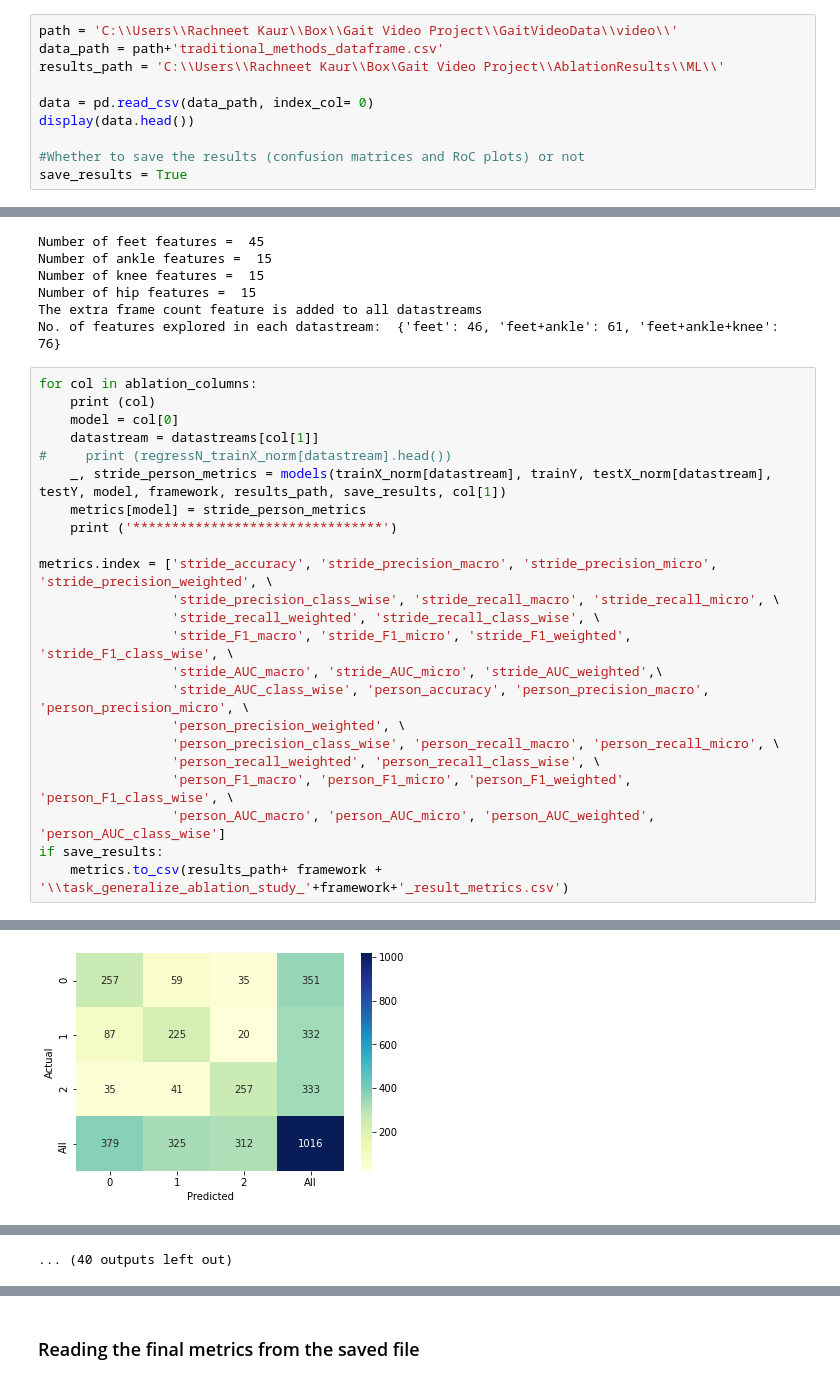
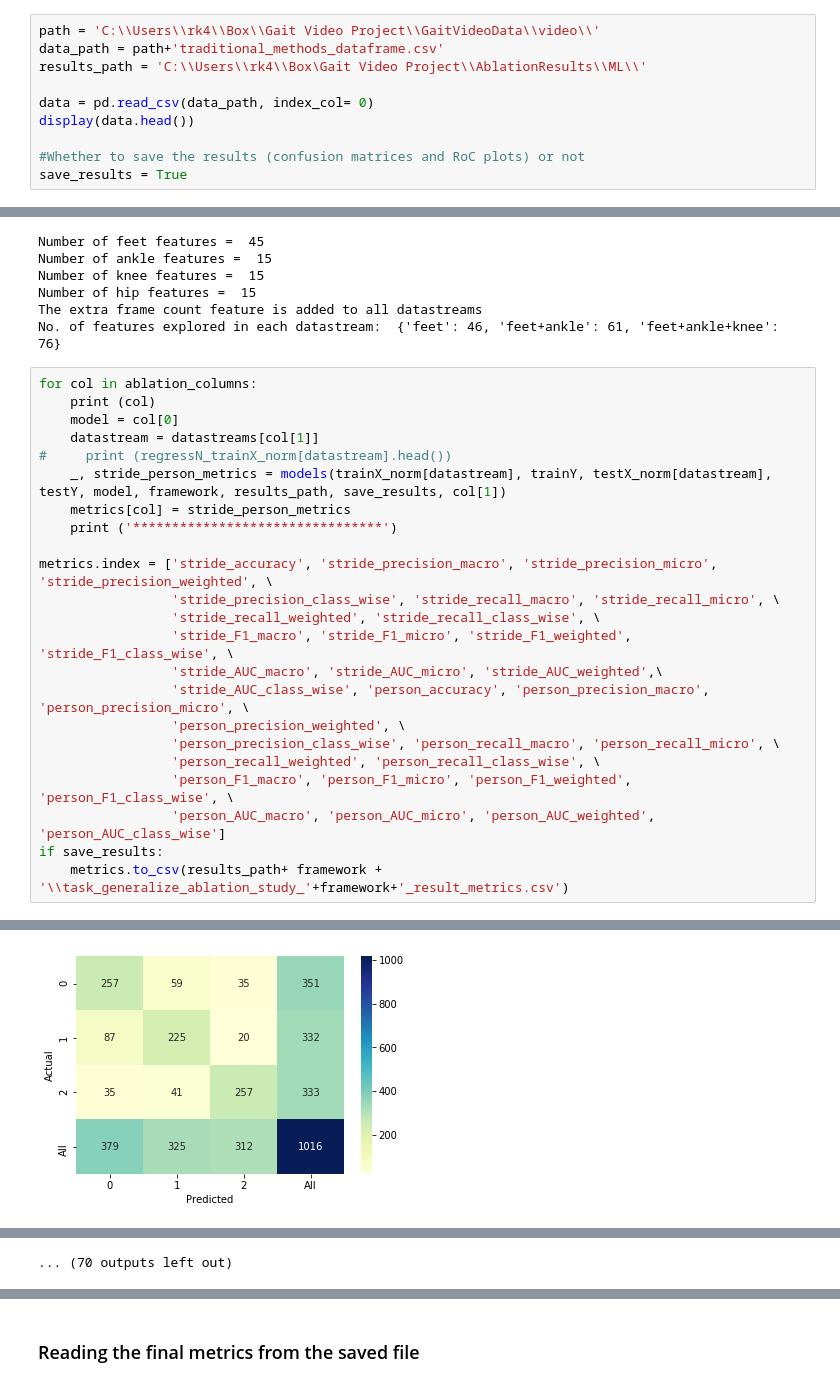
Before and after one commit to kaurrachneet6/Vision-Based-Gait-Analysis-Framework-for-Predicting-Multiple-Sclerosis, a Jupyter notebook: Discussion analysis/Ablation_TaskGen_MLTraditional.ipynb, the cells around one changed output, grey strips where cells are left out. Saved outputs shown, nothing was run; the diff lists cells and outputs as text.

Commit message:
Ablation on ML added

```diff
--- a/Discussion analysis/Ablation_TaskGen_MLTraditional.ipynb
+++ b/Discussion analysis/Ablation_TaskGen_MLTraditional.ipynb
@@ -12,9 +13,9 @@ from ml_utils import task_gen_traditionalML
 reload(task_gen_traditionalML)
 from ml_utils.task_gen_traditionalML import keep_subjects_common_across_train_test, normalize, models, evaluate
 # %%
-path = 'C:\\Users\\Rachneet Kaur\\Box\\Gait Video Project\\GaitVideoData\\video\\'
+path = 'C:\\Users\\rk4\\Box\\Gait Video Project\\GaitVideoData\\video\\'
 data_path = path+'traditional_methods_dataframe.csv'
-results_path = 'C:\\Users\\Rachneet Kaur\\Box\Gait Video Project\\AblationResults\\ML\\'
+results_path = 'C:\\Users\\rk4\\Box\Gait Video Project\\AblationResults\\ML\\'
 
 data = pd.read_csv(data_path, index_col= 0)
 display(data.head())
@@ -128,35 +129,35 @@ for col in ablation_columns:
     model = col[0]
     datastream = datastreams[col[1]]
 #     print (regressN_trainX_norm[datastream].head())
     _, stride_person_metrics = models(trainX_norm[datastream], trainY, testX_norm[datastream], testY, model, framework, results_path, save_results, col[1])
-    metrics[model] = stride_person_metrics
+    metrics[col] = stride_person_metrics
     print ('********************************')
 
 metrics.index = ['stride_accuracy', 'stride_precision_macro', 'stride_precision_micro', 'stride_precision_weighted', \
                  'stride_precision_class_wise', 'stride_recall_macro', 'stride_recall_micro', \
                  'stride_recall_weighted', 'stride_recall_class_wise', \
                  'stride_F1_macro', 'stride_F1_micro', 'stride_F1_weighted', 'stride_F1_class_wise', \
                  'stride_AUC_macro', 'stride_AUC_micro', 'stride_AUC_weighted',\
                  'stride_AUC_class_wise', 'person_accuracy', 'person_precision_macro', 'person_precision_micro', \
                  'person_precision_weighted', \
                  'person_precision_class_wise', 'person_recall_macro', 'person_recall_micro', \
                  'person_recall_weighted', 'person_recall_class_wise', \
                  'person_F1_macro', 'person_F1_micro', 'person_F1_weighted', 'person_F1_class_wise', \
                  'person_AUC_macro', 'person_AUC_micro', 'person_AUC_weighted', 'person_AUC_class_wise']
 if save_results:
     metrics.to_csv(results_path+ framework + '\\task_generalize_ablation_study_'+framework+'_result_metrics.csv')
 # %% [output]
 ('logistic_regression', 'feet')
 Stride-based model performance (Macro):  0.7273622047244095 0.7313753016259611 0.7272254491129994 0.7286467735655374 0.8776371753279384
 Stride-based model performance (Micro):  0.7273622047244095 0.7273622047244095 0.7273622047244095 0.7273622047244095 None
 Stride-based model performance (Weighted):  0.7273622047244095 0.7304699049029212 0.7273622047244095 0.7282550865038016 0.8776218063161605
 Stride-based model performance (Class-wise):  0.7273622047244095 [0.67810026 0.69230769 0.82371795] [0.73219373 0.67771084 0.77177177] [0.70410959 0.68493151 0.79689922] None
 LogisticRegression(random_state=0)
 Person-based model performance (Macro):  0.92 0.9333333333333332 0.9259259259259259 0.9212962962962964 0.9907407407407408
 Person-based model performance (Micro):  0.92 0.92 0.92 0.92 None
 Person-based model performance (Weighted):  0.92 0.9359999999999999 0.92 0.9194444444444446 0.9905555555555556
 Person-based model performance (Class-wise):  0.92 [0.8 1.  1. ] [1.         0.77777778 1.        ] [0.88888889 0.875      1.        ] None
-[figure, old version]
+[figure, new version]
 [figure]
 ********************************
 ('logistic_regression', 'feet+ankle')
@@ -201,4 +202,4 @@ Person-based model performance (Class-wise):  0.84 [0.72727273 0.85714286 1.
 [figure]
-... (40 outputs left out)
+... (70 outputs left out)
 # %%
 metrics
```
Also changed, not shown: parts of 8 cells of this notebook, 1 other file.
